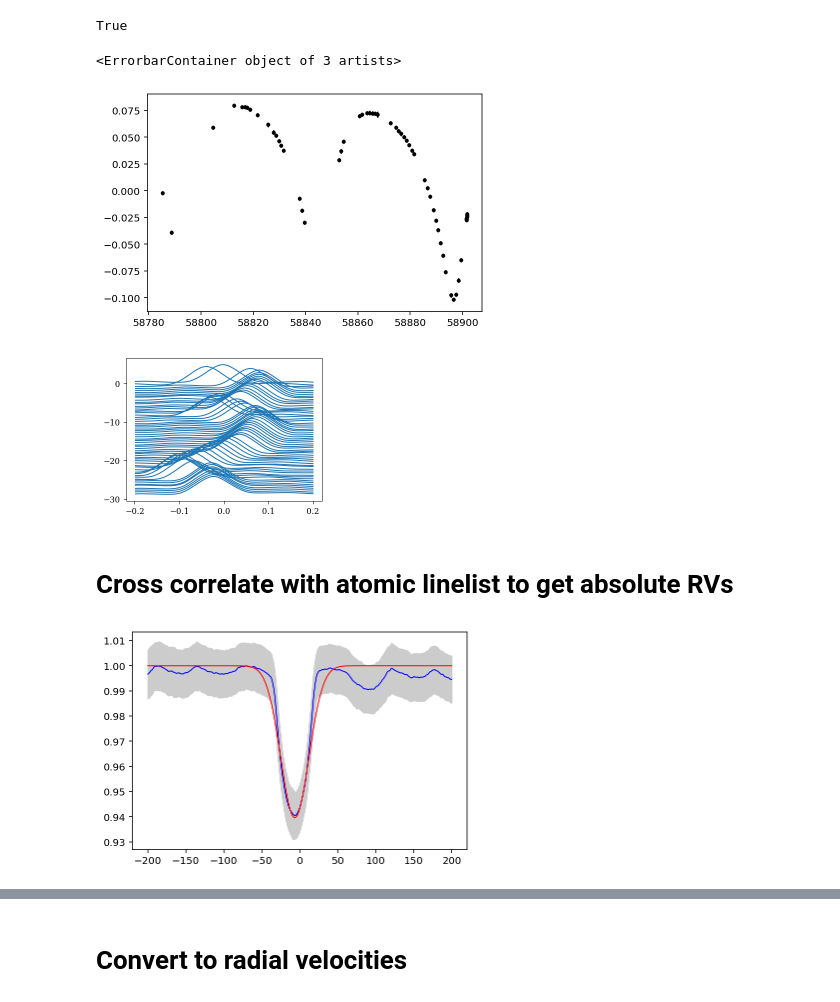
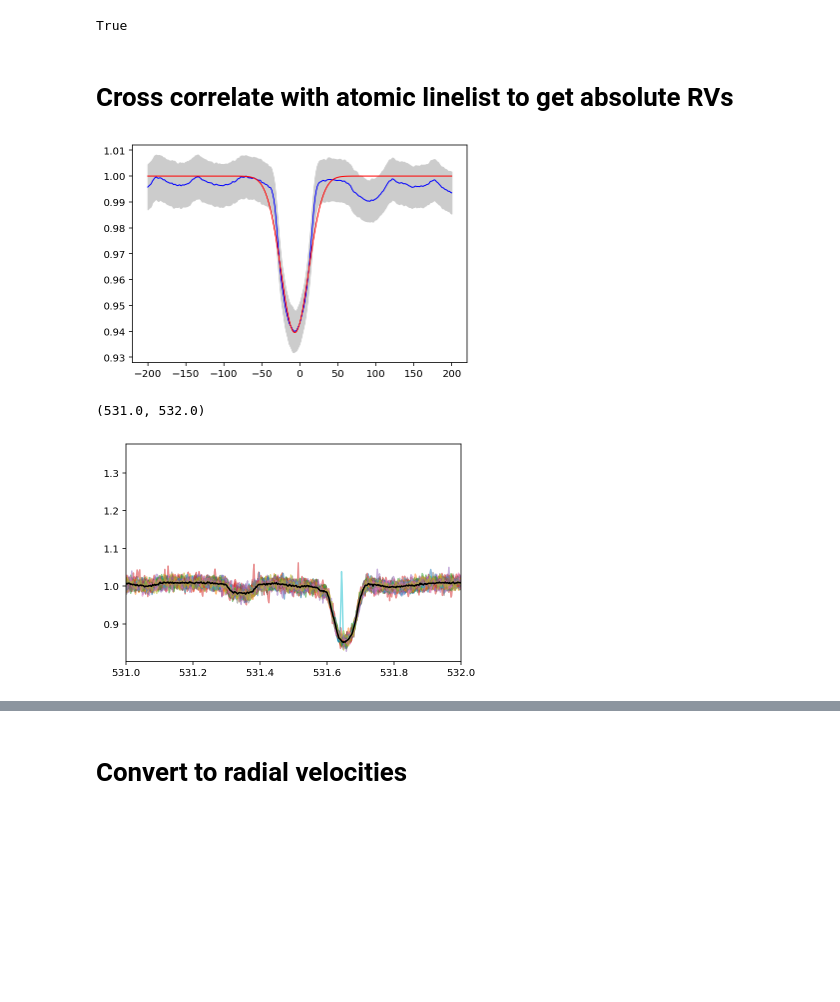
Before and after one commit to danhey/adra, a Jupyter notebook: RV extract ispec.ipynb, the cells around one changed output, grey strips where cells are left out. Saved outputs shown, nothing was run; the diff lists cells and outputs as text; code cells hidden in the pictures; blank space fills up the shorter version.

```diff
--- a/RV extract ispec.ipynb
+++ b/RV extract ispec.ipynb
@@ -250,23 +186,19 @@ np.all(np.diff(all_wav_shifts, axis=0)[-1] < 1e-9)
 # %% [output]
 True
-# %%
-plt.errorbar(times, wav_shift_primary, yerr=wav_shift_uncertainty, fmt='.k')
-# %% [output]
-<ErrorbarContainer object of 3 artists>
-[figure, removed]
-# %%
-with plt.style.context('science'):
-    for i in range(len(all_lags)):
-        plt.plot(all_lags[i], all_acors[i] - i*0.5, c='C0')
-# %% [output]
-[figure, removed]
 # %% [markdown]
 # Cross correlate with atomic linelist to get absolute RVs
 # %%
-template_spectrum = ispec.create_spectrum_structure(wavelengths)
+template_spectrum = ispec.create_spectrum_structure(np.exp(wavelengths) / 10)
 template_spectrum['flux'] = np.median(temp_array, axis=0)
 template_spectrum['err'] = np.std(temp_array, axis=0)
 
 rv_offset, rv_offset_err = rv_ccf_mask(template_spectrum, diagnose=True)
 # %% [output]
-[figure, old version]
+[figure, new version]
+# %%
+plt.plot(np.exp(wavelengths) / 10, temp_array.T, alpha=0.5);
+plt.plot(template_spectrum['waveobs'], template_spectrum['flux'], c='black')
+plt.xlim(531, 532)
+# %% [output]
+(531.0, 532.0)
+[figure, added]
```
Also changed, not shown: parts of 15 cells of this notebook, 1 other file.
